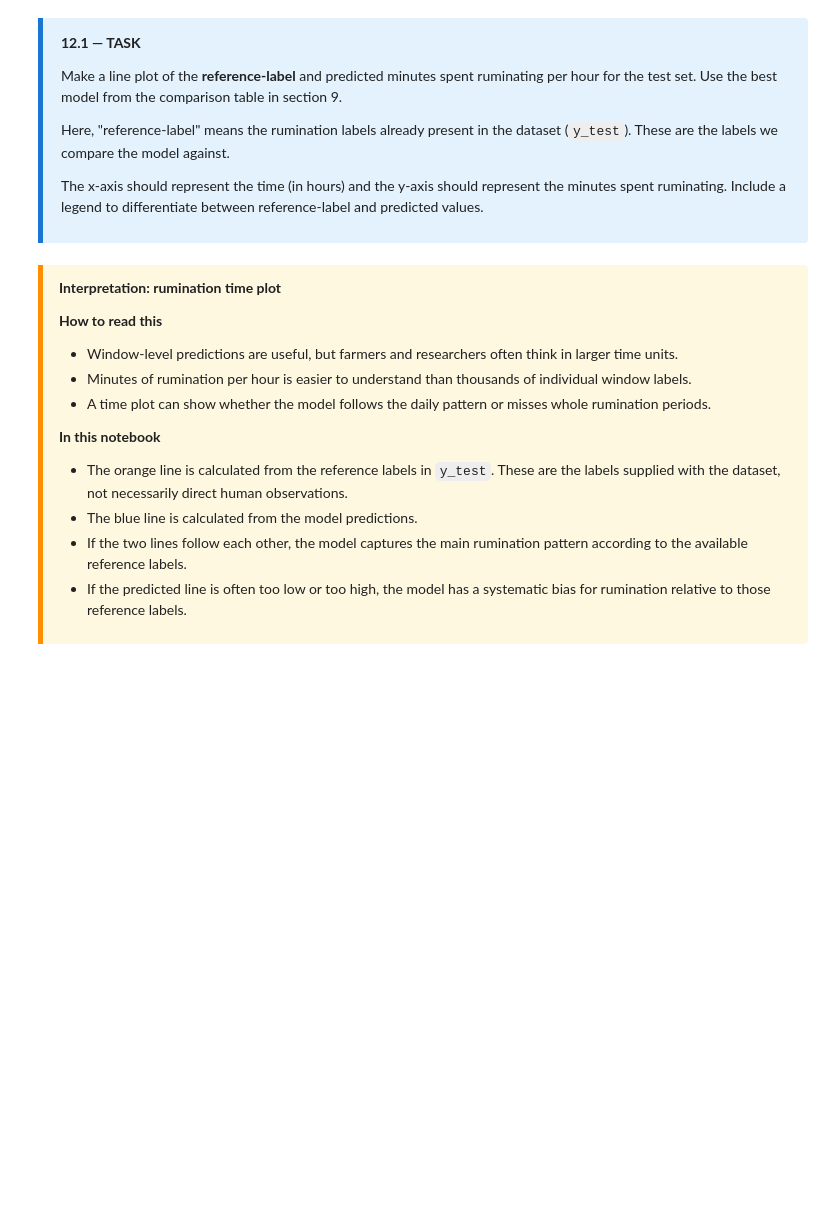
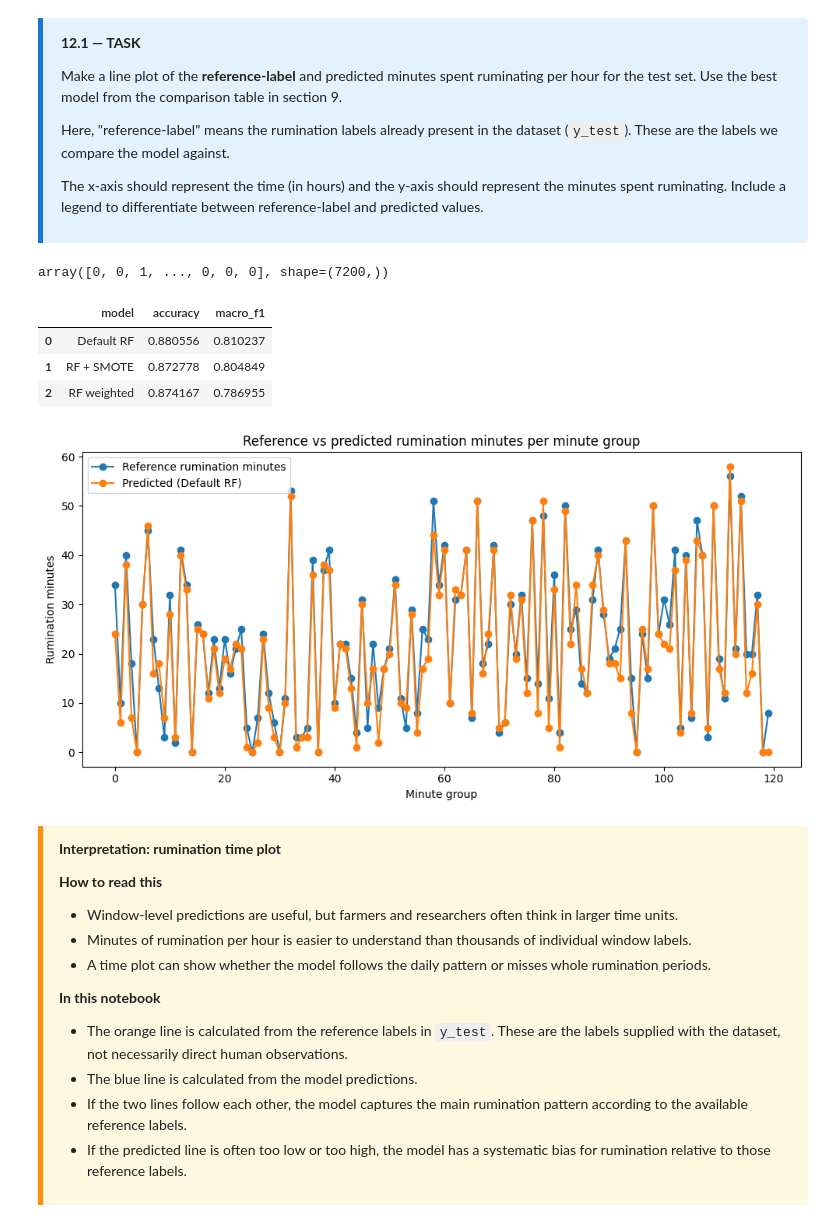
Before and after one commit to bpqt/ai4as_pitfalls_in_machine_learning_2026, a Jupyter notebook: notebooks_code/class_02_exercise.ipynb, the cells around one changed output. Drawn from its saved outputs; the diff is of its cells as text; code cells hidden in the pictures; blank space fills up the shorter version.

```diff
--- a/notebooks_code/class_02_exercise.ipynb
+++ b/notebooks_code/class_02_exercise.ipynb
@@ -1382,6 +1563,10 @@ Here, "reference-label" means the rumination labels already present in the datas
 The x-axis should represent the time (in hours) and the y-axis should represent the minutes spent ruminating. Include a legend to differentiate between reference-label and predicted values.
 
 </div>
+# %%
+np.group(best_pred == 1).astype(int)
+# %% [output]
+array([0, 0, 1, ..., 0, 0, 0], shape=(7200,))
 # %%
 # Compare rumination prediction across available models
 comparison_predictions = {
@@ -1394,34 +1579,40 @@ for model_name, preds in comparison_predictions.items():
     report = classification_report(
         y_test,
         preds,
         labels=sorted(class_mapping.keys()),
         output_dict=True,
         zero_division=0,
     )
     rows.append({
         'model': model_name,
         'accuracy': accuracy_score(y_test, preds),
         'macro_f1': report['macro avg']['f1-score'],
     })
 model_comparison_df = pd.DataFrame(rows).sort_values('macro_f1', ascending=False).reset_index(drop=True)
 display(model_comparison_df)
 
 best_model_name = model_comparison_df.iloc[0]['model']
 best_pred = comparison_predictions[best_model_name]
 
 hour_bins = y_test.index // 60  # aggregate by minute bins
 reference = (y_test == 1).astype(int).groupby(hour_bins).sum()
-predicted = (best_pred == 1).astype(int).groupby(hour_bins).sum()
+predicted = pd.Series((best_pred == 1).astype(int)).groupby(hour_bins).sum()
 
 plt.figure(figsize=(10, 5))
 plt.plot(reference.index, reference, label='Reference rumination minutes', marker='o')
 plt.plot(predicted.index, predicted, label=f'Predicted ({best_model_name})', marker='o')
 plt.xlabel('Minute group')
 plt.ylabel('Rumination minutes')
 plt.title('Reference vs predicted rumination minutes per minute group')
 plt.legend()
 plt.tight_layout()
 plt.show()
+# %% [output]
+|  | model | accuracy | macro_f1 |
+| 0 | Default RF | 0.880556 | 0.810237 |
+| 1 | RF + SMOTE | 0.872778 | 0.804849 |
+| 2 | RF weighted | 0.874167 | 0.786955 |
+[figure, added]
 # %% [markdown]
 <div style="background:#FFF8E1;border-left:5px solid #FF8F00;padding:12px 16px;margin:10px 0;border-radius:0 4px 4px 0;">
 
```
Also changed, not shown: parts of 19 cells of this notebook, 1 other file.
